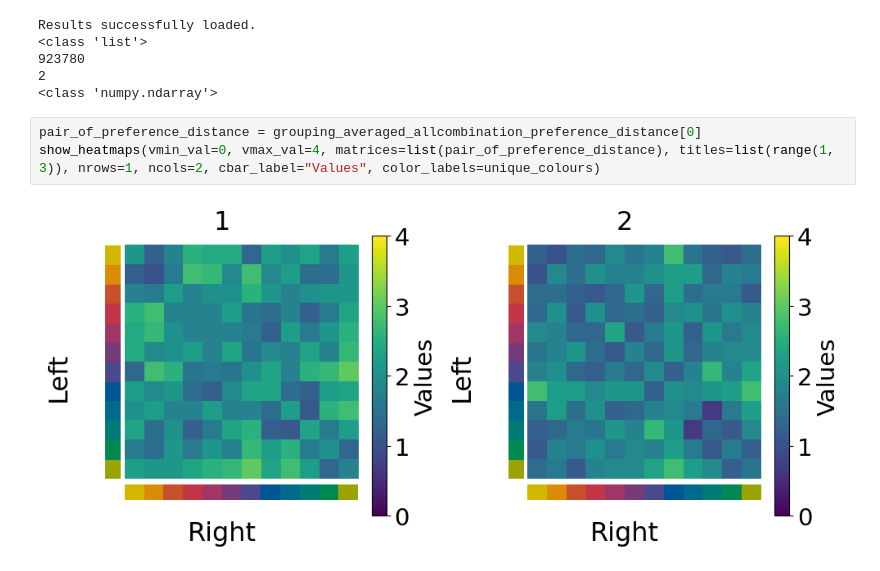
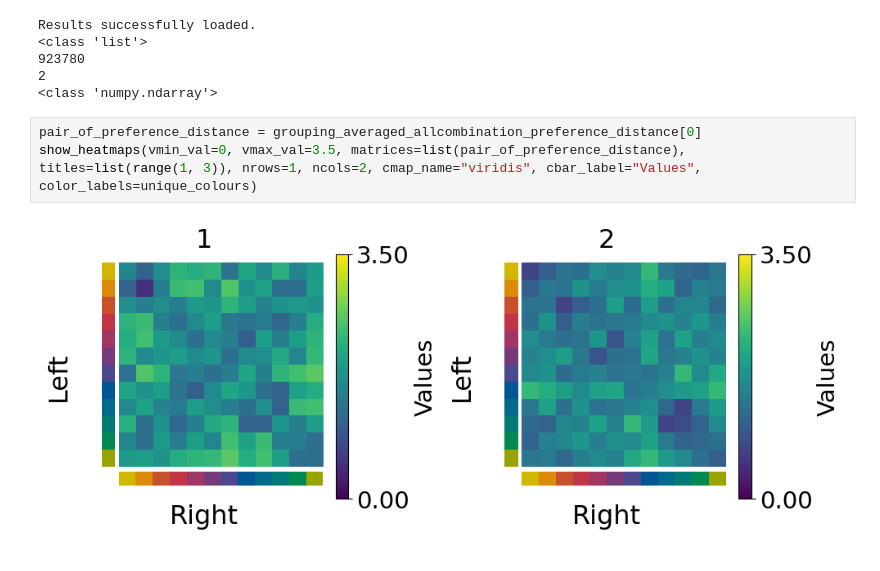
Before and after one commit to MtKana/preference_rating_GWOT, a Jupyter notebook: 20250404_preference_MDS.ipynb, the cells around one changed output. Cells and saved outputs as stored; diff of their text form.

```diff
--- a/20250404_preference_MDS.ipynb
+++ b/20250404_preference_MDS.ipynb
@@ -32,6 +57,6 @@ Results successfully loaded.
 <class 'numpy.ndarray'>
 # %%
 pair_of_preference_distance = grouping_averaged_allcombination_preference_distance[0]
-show_heatmaps(vmin_val=0, vmax_val=4, matrices=list(pair_of_preference_distance), titles=list(range(1, 3)), nrows=1, ncols=2, cbar_label="Values", color_labels=unique_colours)
+show_heatmaps(vmin_val=0, vmax_val=3.5, matrices=list(pair_of_preference_distance), titles=list(range(1, 3)), nrows=1, ncols=2, cmap_name="viridis", cbar_label="Values", color_labels=unique_colours)
 # %% [output]
-[figure, old version]
+[figure, new version]
```
Also changed, not shown: parts of 6 cells of this notebook.
